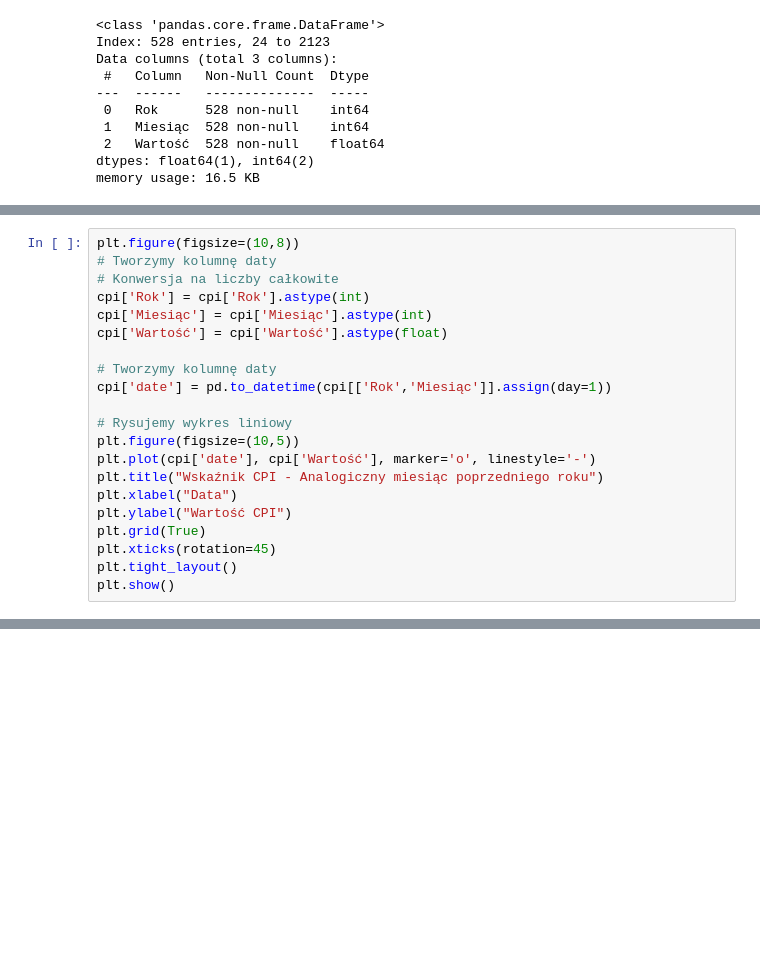
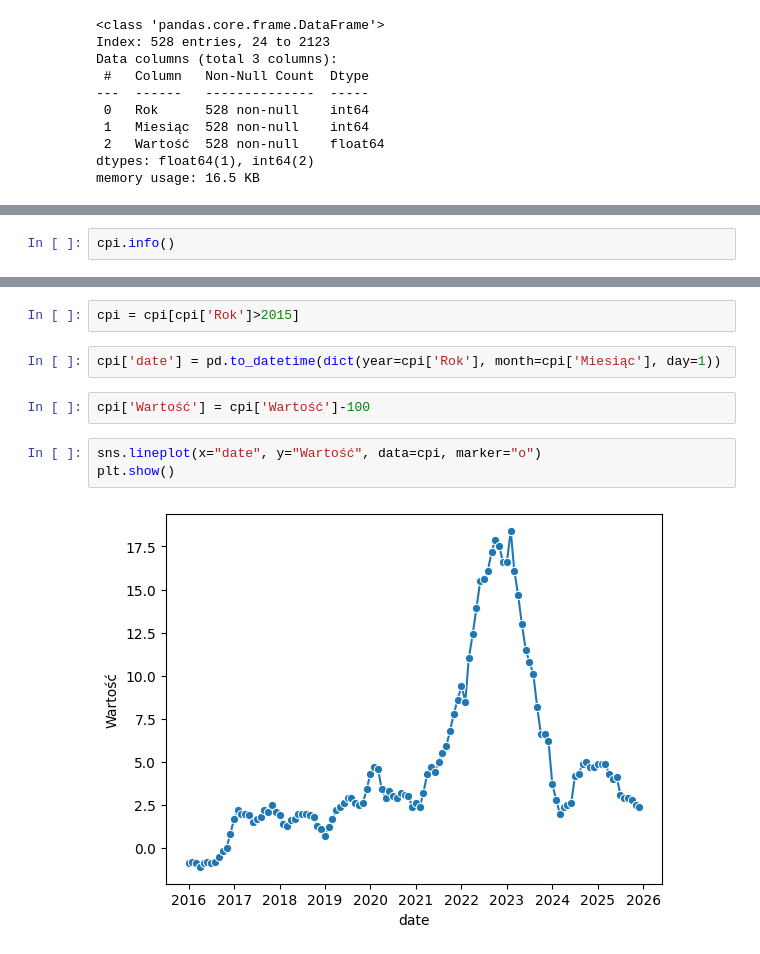
Before and after one commit to dokede/RCN, a Jupyter notebook: inflacja.ipynb, the cells around one changed output, grey strips where cells are left out. Cells and saved outputs as stored; diff of their text form; blank space fills up the shorter version.

```diff
--- a/inflacja.ipynb
+++ b/inflacja.ipynb
@@ -66,22 +76,3 @@ Index(['Rok', 'Miesiąc', 'Wartość'], dtype='object')
 # %%
-plt.figure(figsize=(10,8))
-# Tworzymy kolumnę daty
-# Konwersja na liczby całkowite
-cpi['Rok'] = cpi['Rok'].astype(int)
-cpi['Miesiąc'] = cpi['Miesiąc'].astype(int)
-cpi['Wartość'] = cpi['Wartość'].astype(float)
-
-# Tworzymy kolumnę daty
-cpi['date'] = pd.to_datetime(cpi[['Rok','Miesiąc']].assign(day=1))
-
-# Rysujemy wykres liniowy
-plt.figure(figsize=(10,5))
-plt.plot(cpi['date'], cpi['Wartość'], marker='o', linestyle='-')
-plt.title("Wskaźnik CPI - Analogiczny miesiąc poprzedniego roku")
-plt.xlabel("Data")
-plt.ylabel("Wartość CPI")
-plt.grid(True)
-plt.xticks(rotation=45)
-plt.tight_layout()
-plt.show()
+cpi.info()
 # %% [output]
@@ -89,0 +104,11 @@ ValueError: to assemble mappings requires at least that [year, month, day] be sp
+# %%
+cpi = cpi[cpi['Rok']>2015]
+# %%
+cpi['date'] = pd.to_datetime(dict(year=cpi['Rok'], month=cpi['Miesiąc'], day=1))
+# %%
+cpi['Wartość'] = cpi['Wartość']-100
+# %%
+sns.lineplot(x="date", y="Wartość", data=cpi, marker="o")
+plt.show()
+# %% [output]
+[figure, added]
```
Also changed, not shown: parts of 4 cells of this notebook.
